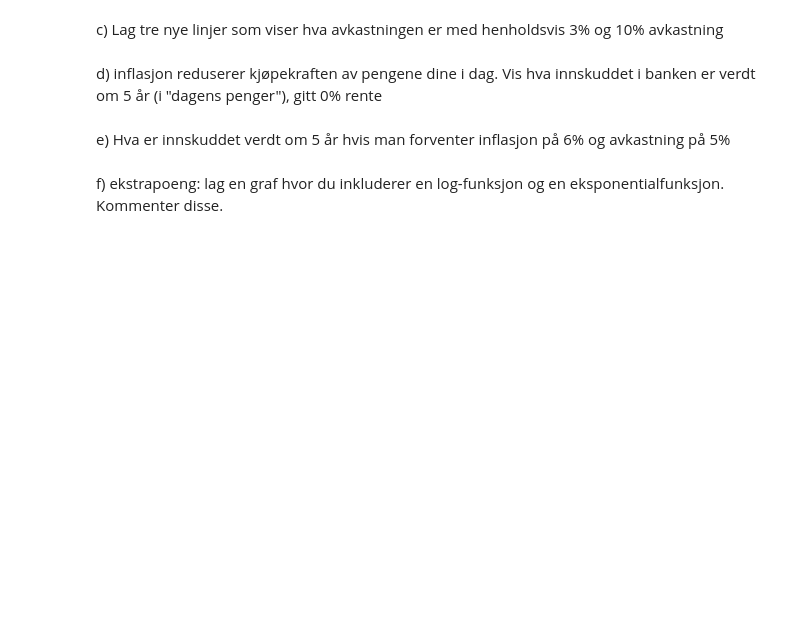
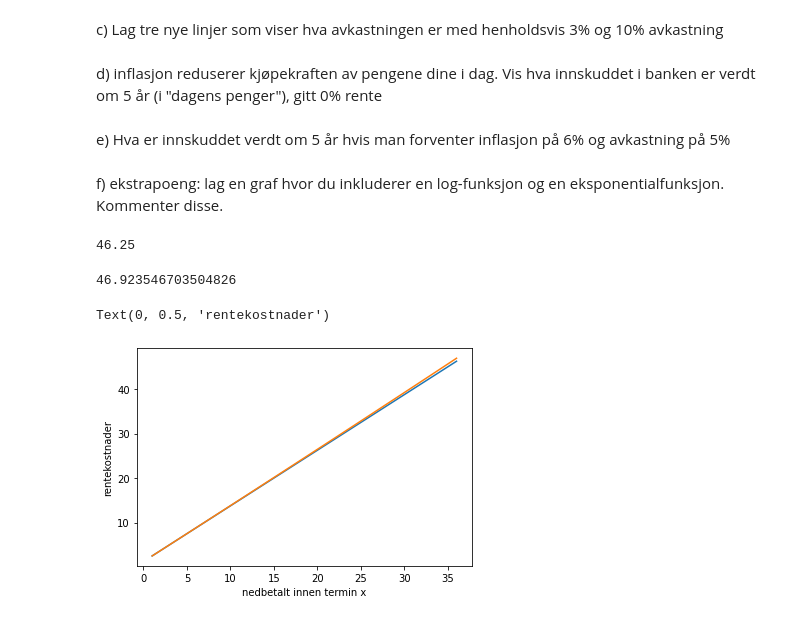
Before and after one commit to uit-sok-1003-h22/mappe, a Jupyter notebook: Case1.ipynb, the cells around one changed output. Saved outputs shown, nothing was run; the diff lists cells and outputs as text; code cells hidden in the pictures; blank space fills up the shorter version.

```diff
--- a/Case1.ipynb
+++ b/Case1.ipynb
@@ -85,3 +203,30 @@ d) inflasjon reduserer kjøpekraften av pengene dine i dag. Vis hva innskuddet i
 e) Hva er innskuddet verdt om 5 år hvis man forventer inflasjon på 6% og avkastning på 5%
 # %% [markdown]
 f) ekstrapoeng: lag en graf hvor du inkluderer en log-funksjon og en eksponentialfunksjon. Kommenter disse.
+# %%
+def termin_serie(x, r, term):
+    avdrag = x/(term)
+    rente = (x-avdrag*np.arange(0,term+1))*r/12
+    return rente.sum()
+# %%
+termin_serie(1000, 0.03, 36)
+# %% [output]
+46.25
+# %%
+def termin_annuitet(x, r, term):
+    mnd = r/12
+    return x*(mnd/(1-(1+mnd)**-term))*term-x
+# %%
+termin_annuitet(1000, 0.03, 36)
+# %% [output]
+46.923546703504826
+# %%
+x = np.arange(1,37,1)
+plt.plot(x, [termin_serie(1000, 0.03, i) for i in x])
+plt.plot(x, [termin_annuitet(1000, 0.03, i) for i in x])
+
+plt.xlabel("nedbetalt innen termin x")
+plt.ylabel("rentekostnader")
+# %% [output]
+Text(0, 0.5, 'rentekostnader')
+[figure, added]
```
Also changed, not shown: parts of 24 cells of this notebook, 1 other file.
